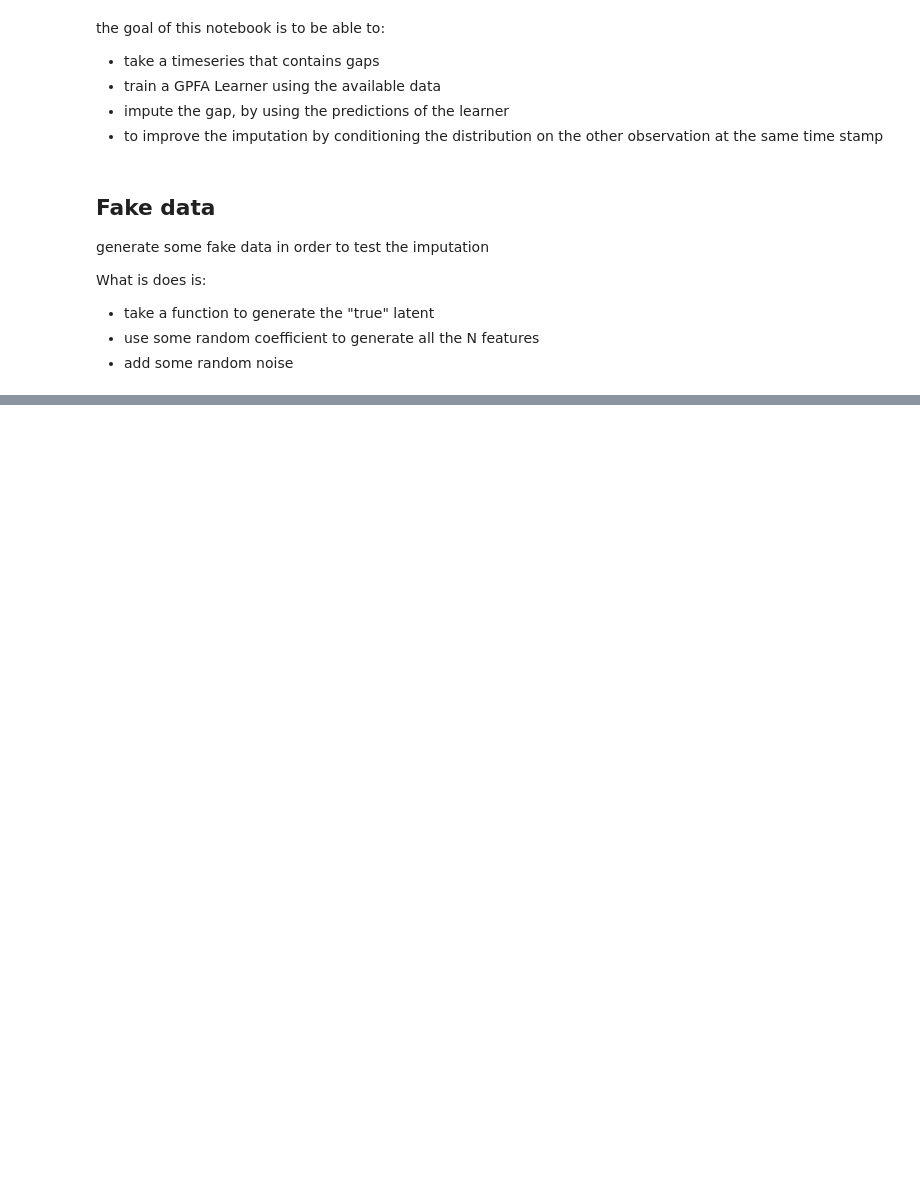
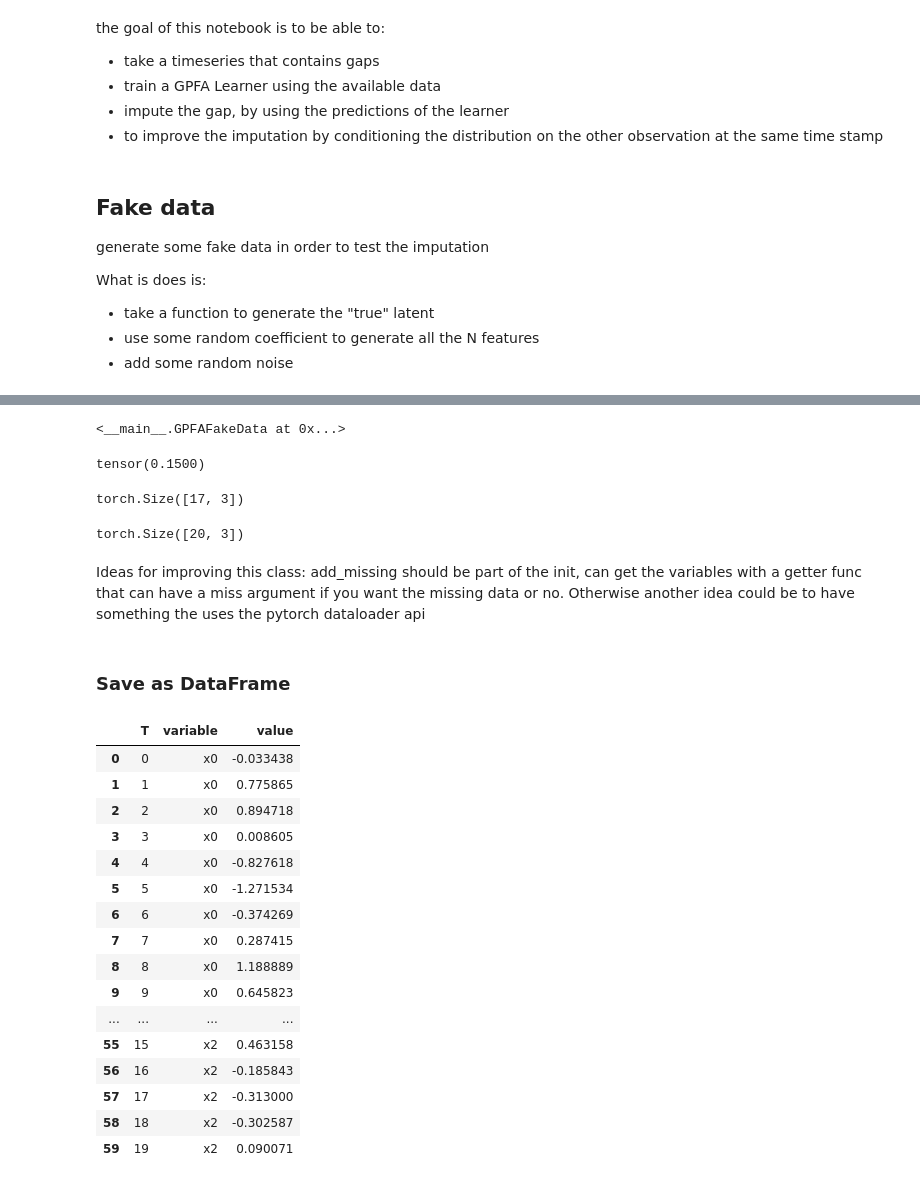
Before and after one commit to mone27/meteo_gap_filling-Gaussian_Processes, a Jupyter notebook: nbs/02_Imputation.ipynb, the cells around one changed output, grey strips where cells are left out. Saved outputs shown, nothing was run; the diff lists cells and outputs as text; code cells hidden in the pictures; blank space fills up the shorter version.

```diff
--- a/nbs/02_Imputation.ipynb
+++ b/nbs/02_Imputation.ipynb
@@ -78,0 +85,20 @@ tensor([[ 0.0000,  0.0000,  0.0000],
+# %%
+fd.add_missing()
+# %% [output]
+<__main__.GPFAFakeData at 0x...>
+# %%
+fd.is_miss.to(torch.float).mean() # the mean of this means should be .2
+# %% [output]
+tensor(0.1500)
+# %%
+fd.X_miss.shape
+# %% [output]
+torch.Size([17, 3])
+# %%
+fd.X.shape
+# %% [output]
+torch.Size([20, 3])
+# %% [markdown]
+Ideas for improving this class: add_missing should be part of the init, can get the variables with a getter func that can have a miss argument if you want the missing data or no. Otherwise another idea could be to have something the uses the pytorch dataloader api
+# %% [markdown]
+### Save as DataFrame
@@ -78,0 +130,20 @@ tensor([[ 0.0000,  0.0000,  0.0000],
+# %%
+fd.as_df()
+# %% [output]
+|  | T | variable | value |
+| 0 | 0 | x0 | -0.033438 |
+| 1 | 1 | x0 | 0.775865 |
+| 2 | 2 | x0 | 0.894718 |
+| 3 | 3 | x0 | 0.008605 |
+| 4 | 4 | x0 | -0.827618 |
+| 5 | 5 | x0 | -1.271534 |
+| 6 | 6 | x0 | -0.374269 |
+| 7 | 7 | x0 | 0.287415 |
+| 8 | 8 | x0 | 1.188889 |
+| 9 | 9 | x0 | 0.645823 |
+| ... | ... | ... | ... |
+| 55 | 15 | x2 | 0.463158 |
+| 56 | 16 | x2 | -0.185843 |
+| 57 | 17 | x2 | -0.313000 |
+| 58 | 18 | x2 | -0.302587 |
+| 59 | 19 | x2 | 0.090071 |
```
Also changed, not shown: parts of 30 cells of this notebook, 6 other files.
